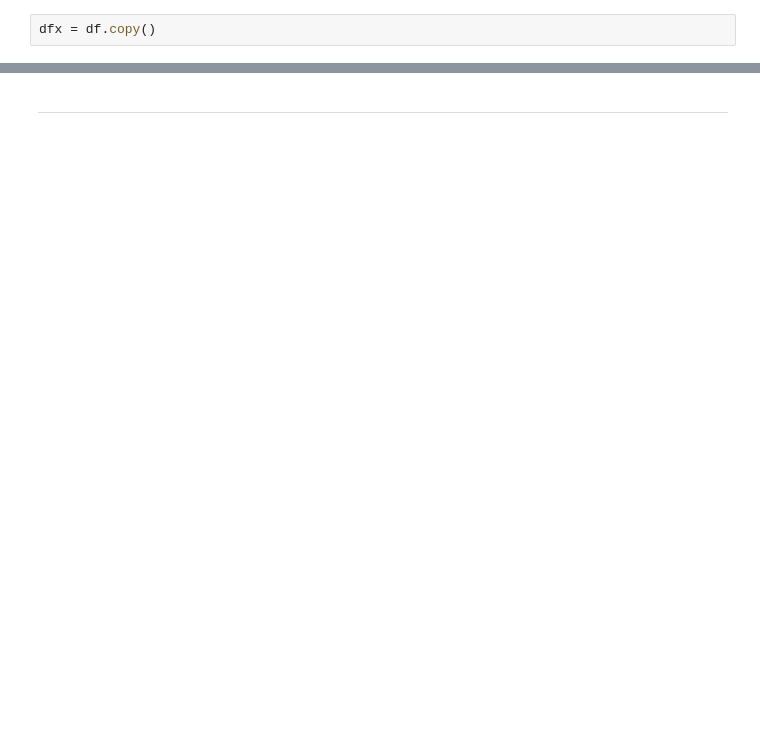
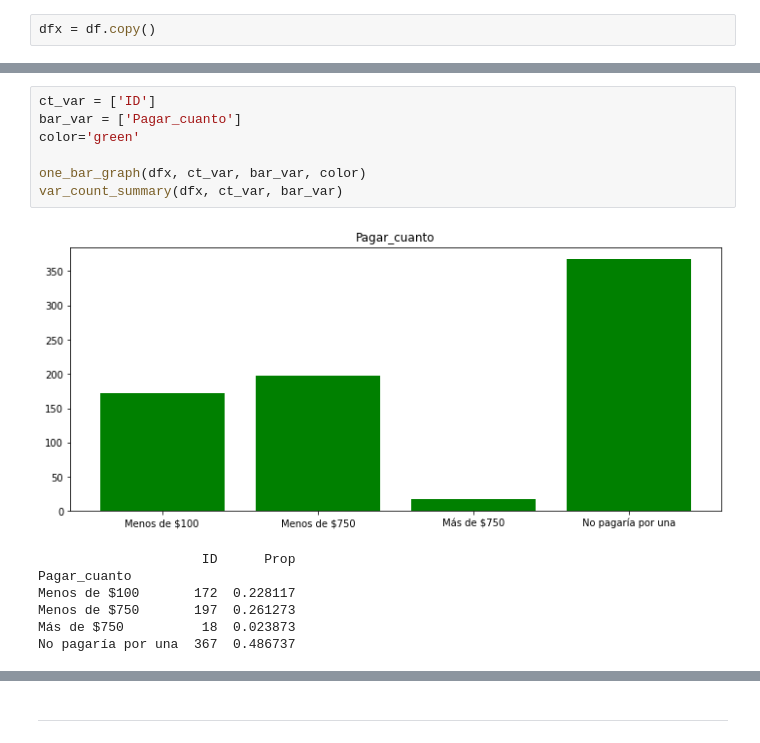
Before and after one commit to prope-2020-gh-classroom/practica-final-por-equipos-verano-2020-itam-esesancr, a Jupyter notebook: Project/Subproject_c/Sp_c_nb.ipynb, the cells around one changed output, grey strips where cells are left out. Cells and saved outputs as stored; diff of their text form; blank space fills up the shorter version.

```diff
--- a/Project/Subproject_c/Sp_c_nb.ipynb
+++ b/Project/Subproject_c/Sp_c_nb.ipynb
@@ -142,0 +90,15 @@ plt.show()
+# %%
+ct_var = ['ID']
+bar_var = ['Pagar_cuanto']
+color='green'
+
+one_bar_graph(dfx, ct_var, bar_var, color)
+var_count_summary(dfx, ct_var, bar_var)
+# %% [output]
+[figure, added]
+                     ID      Prop
+Pagar_cuanto
+Menos de $100       172  0.228117
+Menos de $750       197  0.261273
+Más de $750          18  0.023873
+No pagaría por una  367  0.486737
```
Also changed, not shown: parts of 61 cells of this notebook, 2 other files.
